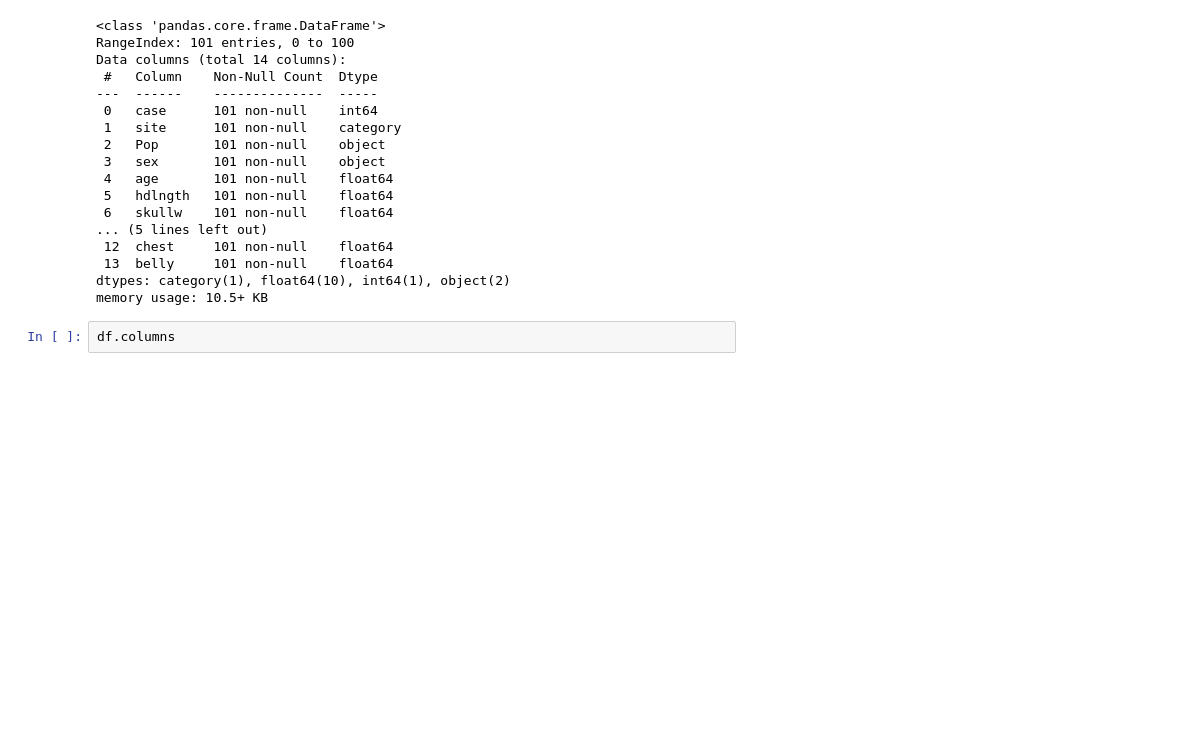
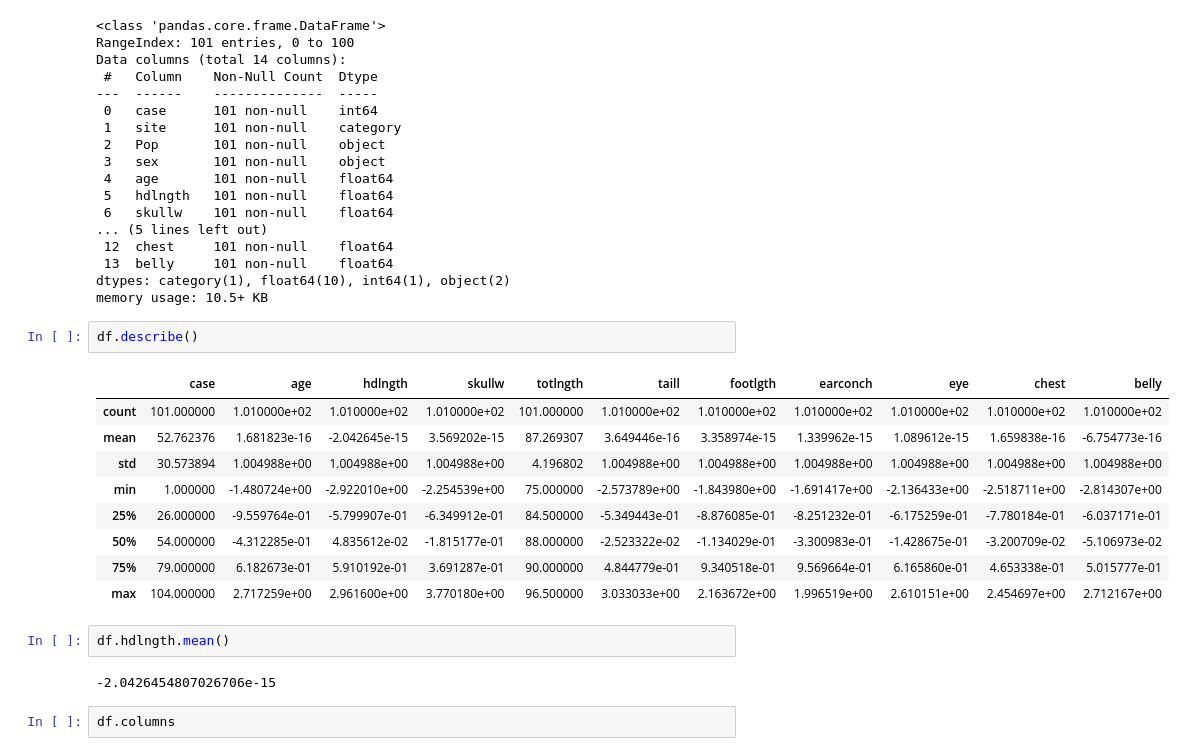
Before and after one commit to Adalab/-DA-promo-b-modulo-3-sprint-1-Maria-Ana, a Jupyter notebook: pair-programming-9-Intro-RL/pair-programming-9-intro-RL.ipynb, the cells around one changed output. Saved outputs shown, nothing was run; the diff lists cells and outputs as text; blank space fills up the shorter version.

```diff
--- a/pair-programming-9-Intro-RL/pair-programming-9-intro-RL.ipynb
+++ b/pair-programming-9-Intro-RL/pair-programming-9-intro-RL.ipynb
@@ -48,6 +48,22 @@ Data columns (total 14 columns):
  13  belly     101 non-null    float64
 dtypes: category(1), float64(10), int64(1), object(2)
 memory usage: 10.5+ KB
+# %%
+df.describe()
+# %% [output]
+|  | case | age | hdlngth | skullw | totlngth | taill | footlgth | earconch | eye | chest | belly |
+| count | 101.000000 | 1.010000e+02 | 1.010000e+02 | 1.010000e+02 | 101.000000 | 1.010000e+02 | 1.010000e+02 | 1.010000e+02 | 1.010000e+02 | 1.010000e+02 | 1.010000e+02 |
+| mean | 52.762376 | 1.681823e-16 | -2.042645e-15 | 3.569202e-15 | 87.269307 | 3.649446e-16 | 3.358974e-15 | 1.339962e-15 | 1.089612e-15 | 1.659838e-16 | -6.754773e-16 |
+| std | 30.573894 | 1.004988e+00 | 1.004988e+00 | 1.004988e+00 | 4.196802 | 1.004988e+00 | 1.004988e+00 | 1.004988e+00 | 1.004988e+00 | 1.004988e+00 | 1.004988e+00 |
+| min | 1.000000 | -1.480724e+00 | -2.922010e+00 | -2.254539e+00 | 75.000000 | -2.573789e+00 | -1.843980e+00 | -1.691417e+00 | -2.136433e+00 | -2.518711e+00 | -2.814307e+00 |
+| 25% | 26.000000 | -9.559764e-01 | -5.799907e-01 | -6.349912e-01 | 84.500000 | -5.349443e-01 | -8.876085e-01 | -8.251232e-01 | -6.175259e-01 | -7.780184e-01 | -6.037171e-01 |
+| 50% | 54.000000 | -4.312285e-01 | 4.835612e-02 | -1.815177e-01 | 88.000000 | -2.523322e-02 | -1.134029e-01 | -3.300983e-01 | -1.428675e-01 | -3.200709e-02 | -5.106973e-02 |
+| 75% | 79.000000 | 6.182673e-01 | 5.910192e-01 | 3.691287e-01 | 90.000000 | 4.844779e-01 | 9.340518e-01 | 9.569664e-01 | 6.165860e-01 | 4.653338e-01 | 5.015777e-01 |
+| max | 104.000000 | 2.717259e+00 | 2.961600e+00 | 3.770180e+00 | 96.500000 | 3.033033e+00 | 2.163672e+00 | 1.996519e+00 | 2.610151e+00 | 2.454697e+00 | 2.712167e+00 |
+# %%
+df.hdlngth.mean()
+# %% [output]
+-2.0426454807026706e-15
 # %%
 df.columns
 # %% [output]
```
Also changed, not shown: parts of 28 cells of this notebook, 1 other file.
